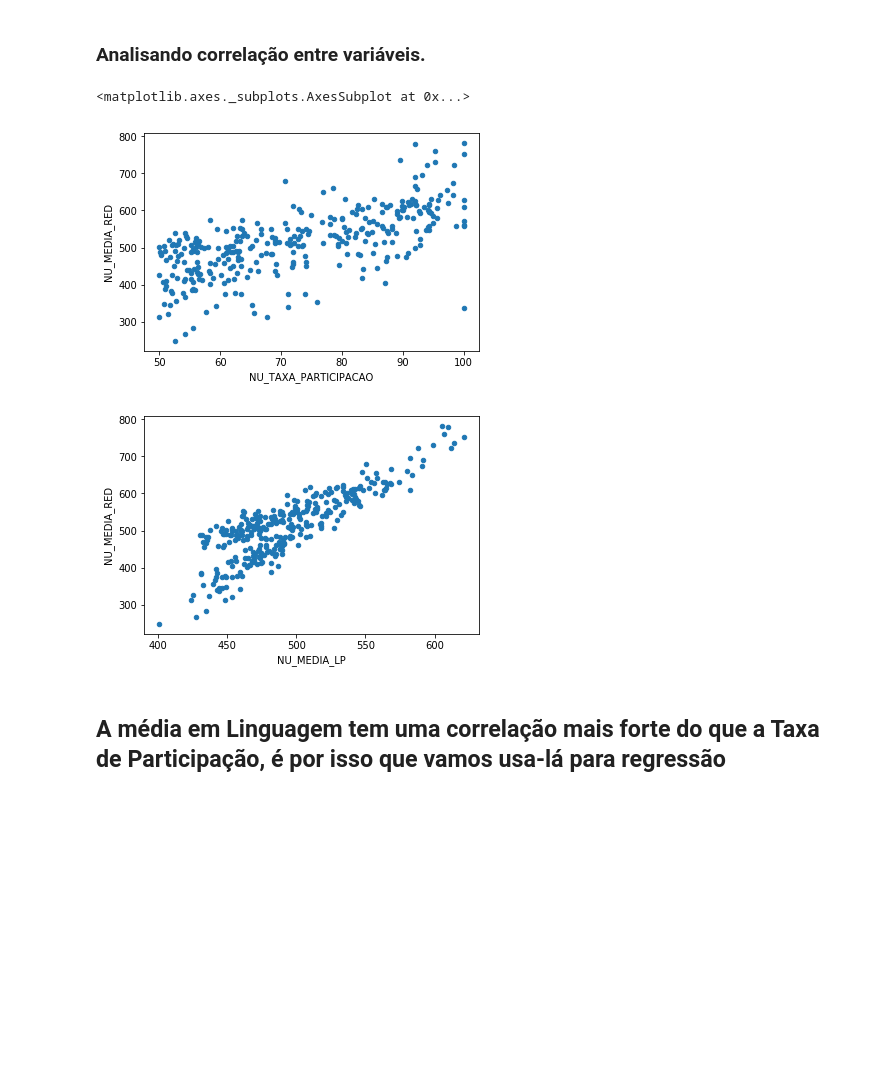
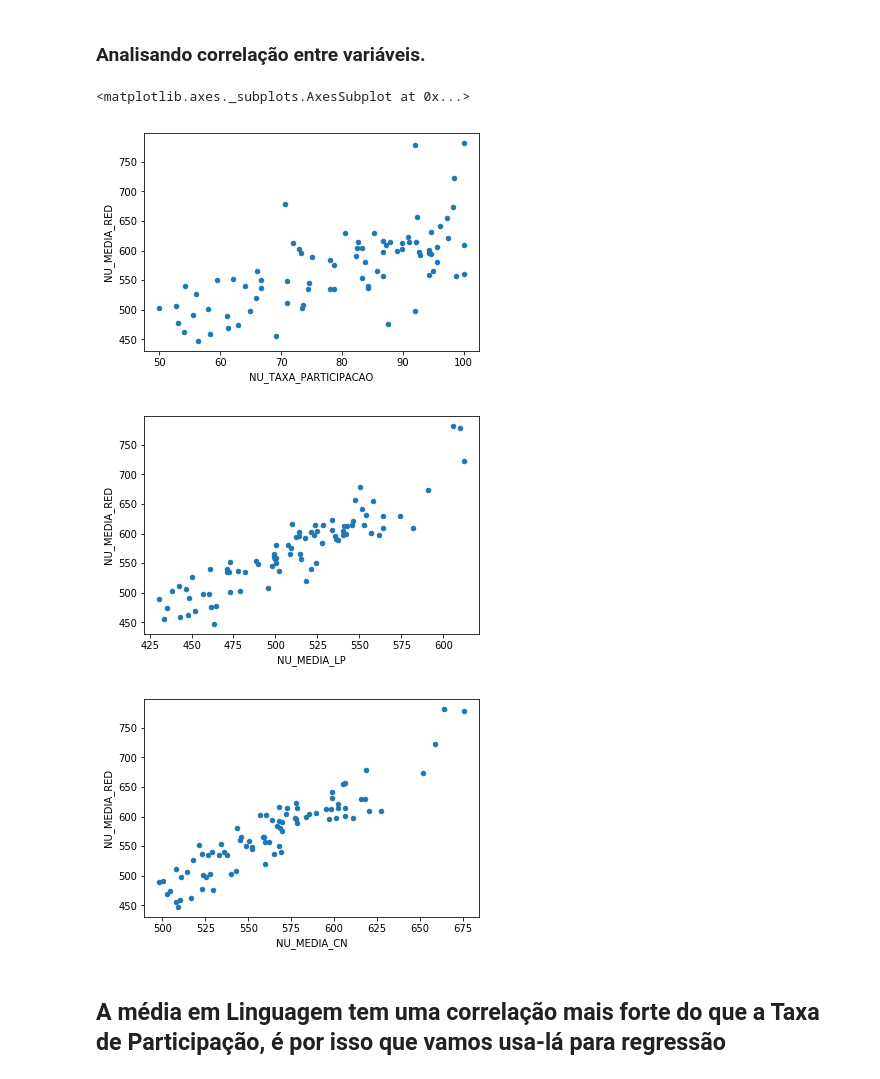
Before and after one commit to LuskaSaur/Trabalho3-de-CN---Regressao, a Jupyter notebook: Trabalho_CN_João_Lucas_Fernandes_de_Melo_&_Lucas_Rocha.ipynb, the cells around one changed output. Cells and saved outputs as stored; diff of their text form; code cells hidden in the pictures; blank space fills up the shorter version.

```diff
--- a/Trabalho_CN_João_Lucas_Fernandes_de_Melo_&_Lucas_Rocha.ipynb
+++ b/Trabalho_CN_João_Lucas_Fernandes_de_Melo_&_Lucas_Rocha.ipynb
@@ -44,6 +42,11 @@ base = pd.read_csv("MICRODADOS_ENEM_ESCOLA.csv",delimiter=';',encoding="iso-8859
 # %%
-base = base[(base.SG_UF_ESCOLA=="AM")].sort_values(['NU_ANO'],ascending = True)
-base = base[(base.PC_FORMACAO_DOCENTE.notnull()) &(base.NU_TAXA_PERMANENCIA.notnull()) & (base.NU_TAXA_PARTICIPACAO.notnull())]
-base = base[(base.NU_MEDIA_RED).notnull()]
-base = base.drop(['NU_MEDIA_OBJ', 'NU_MEDIA_TOT','CO_ESCOLA_EDUCACENSO','CO_MUNICIPIO_ESCOLA','INSE','CO_UF_ESCOLA', 'NO_ESCOLA_EDUCACENSO'],axis = 1)
-base =  base.reset_index()
+base = pd.read_csv("MICRODADOS_ENEM_ESCOLA.csv",delimiter=';',encoding="iso-8859-1")
+
+base = base[(base.SG_UF_ESCOLA == "AM") & (base.INSE.notnull()) &
+            (base.NU_MATRICULAS.notnull())].sort_values(['NU_MEDIA_RED'], ascending = True)
+
+base = base.drop(["NU_MEDIA_OBJ","NU_MEDIA_TOT","NO_ESCOLA_EDUCACENSO",
+          "CO_ESCOLA_EDUCACENSO","CO_MUNICIPIO_ESCOLA",
+          "CO_UF_ESCOLA","TP_DEPENDENCIA_ADM_ESCOLA","NU_MEDIA_CH",
+           "NU_MEDIA_MT","INSE"],axis = 1)
+base
@@ -52,10 +74,12 @@ base =  base.reset_index()
 # %%
 base.plot(kind='scatter',x='NU_TAXA_PARTICIPACAO',y='NU_MEDIA_RED')
 base.plot(kind='scatter',x='NU_MEDIA_LP',y='NU_MEDIA_RED')
+base.plot(kind='scatter',x='NU_MEDIA_CN',y='NU_MEDIA_RED')
 # %% [output]
 <matplotlib.axes._subplots.AxesSubplot at 0x...>
-[figure, old version]
+[figure, new version]
-[figure, old version]
+[figure, new version]
+[figure, added]
 # %% [markdown]
 ## A média em Linguagem tem uma correlação mais forte do que a Taxa de Participação, é por isso que vamos usa-lá para regressão ###
 # %%
```
Also changed, not shown: parts of 4 cells of this notebook.
